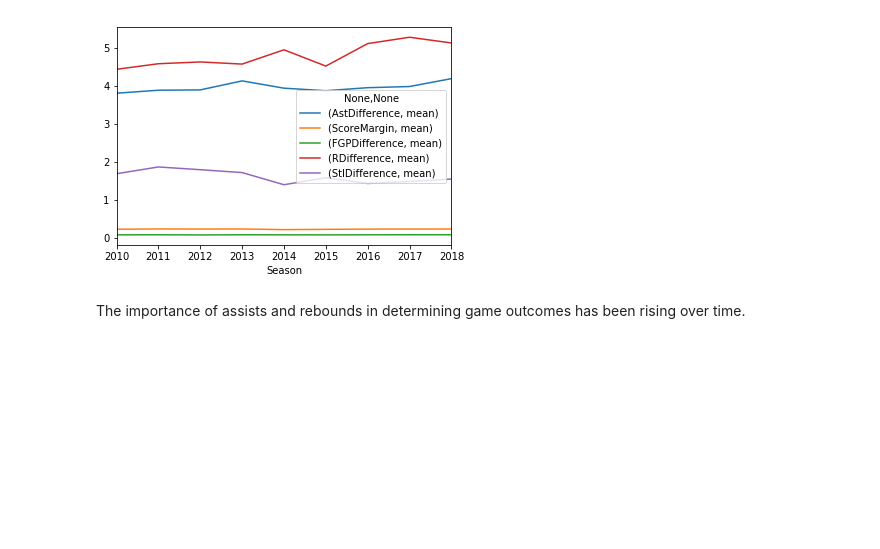
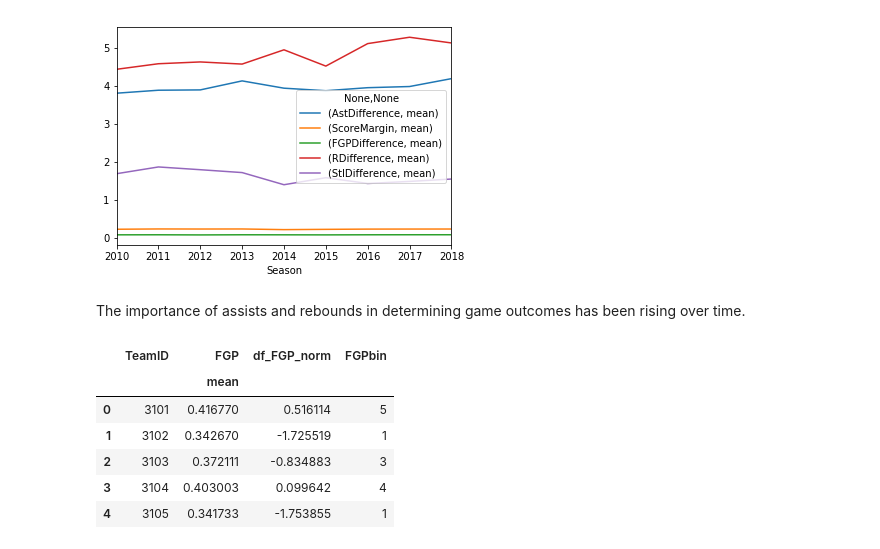
Before and after one commit to Dedomena-exerevnitis/mids-w207-kaggle, a Jupyter notebook: W207_Final_EDA.ipynb, the cells around one changed output. Drawn from its saved outputs; the diff is of its cells as text; code cells hidden in the pictures; blank space fills up the shorter version.

Commit message:
added binning of relative performance for teams

```diff
--- a/W207_Final_EDA.ipynb
+++ b/W207_Final_EDA.ipynb
@@ -137,3 +138,26 @@ df2.plot(x='Season')
 [figure]
 # %% [markdown]
 The importance of assists and rebounds in determining game outcomes has been rising over time.
+# %%
+df = df[df['Season']==2017] ## Slice out 2017 season
+# %%
+## Isolate field goal percentage by team regardless of who won a game
+df_WTeamFGP_game = df[['WTeamID','WFGP']].rename(columns = {'WTeamID':'TeamID', 'WFGP':'FGP'})
+df_LTeamFGP_game = df[['LTeamID','LFGP']].rename(columns = {'LTeamID':'TeamID', 'LFGP':'FGP'})
+df_TeamFGP_game = pd.concat([df_WTeamFGP_game, df_LTeamFGP_game])
+df_TeamFGP = df_TeamFGP_game.groupby('TeamID', as_index=False).agg({'FGP':['mean']})
+
+## Normalize field goal by demeaning and standardizing
+df_TeamFGP['df_FGP_norm'] = ((df_TeamFGP.FGP - df_TeamFGP.FGP.mean())/df_TeamFGP.FGP.std())
+
+## Bin normalized field goal percentage into 10 bins
+df_TeamFGP['FGPbin'] = pd.cut(df_TeamFGP.df_FGP_norm, 10, labels=False)
+df_TeamFGP.head()
+# %% [output]
+|  | TeamID | FGP | df_FGP_norm | FGPbin |
+|  |  | mean |  |  |
+| 0 | 3101 | 0.416770 | 0.516114 | 5 |
+| 1 | 3102 | 0.342670 | -1.725519 | 1 |
+| 2 | 3103 | 0.372111 | -0.834883 | 3 |
+| 3 | 3104 | 0.403003 | 0.099642 | 4 |
+| 4 | 3105 | 0.341733 | -1.753855 | 1 |
```
Also changed, not shown: parts of 5 cells of this notebook.
